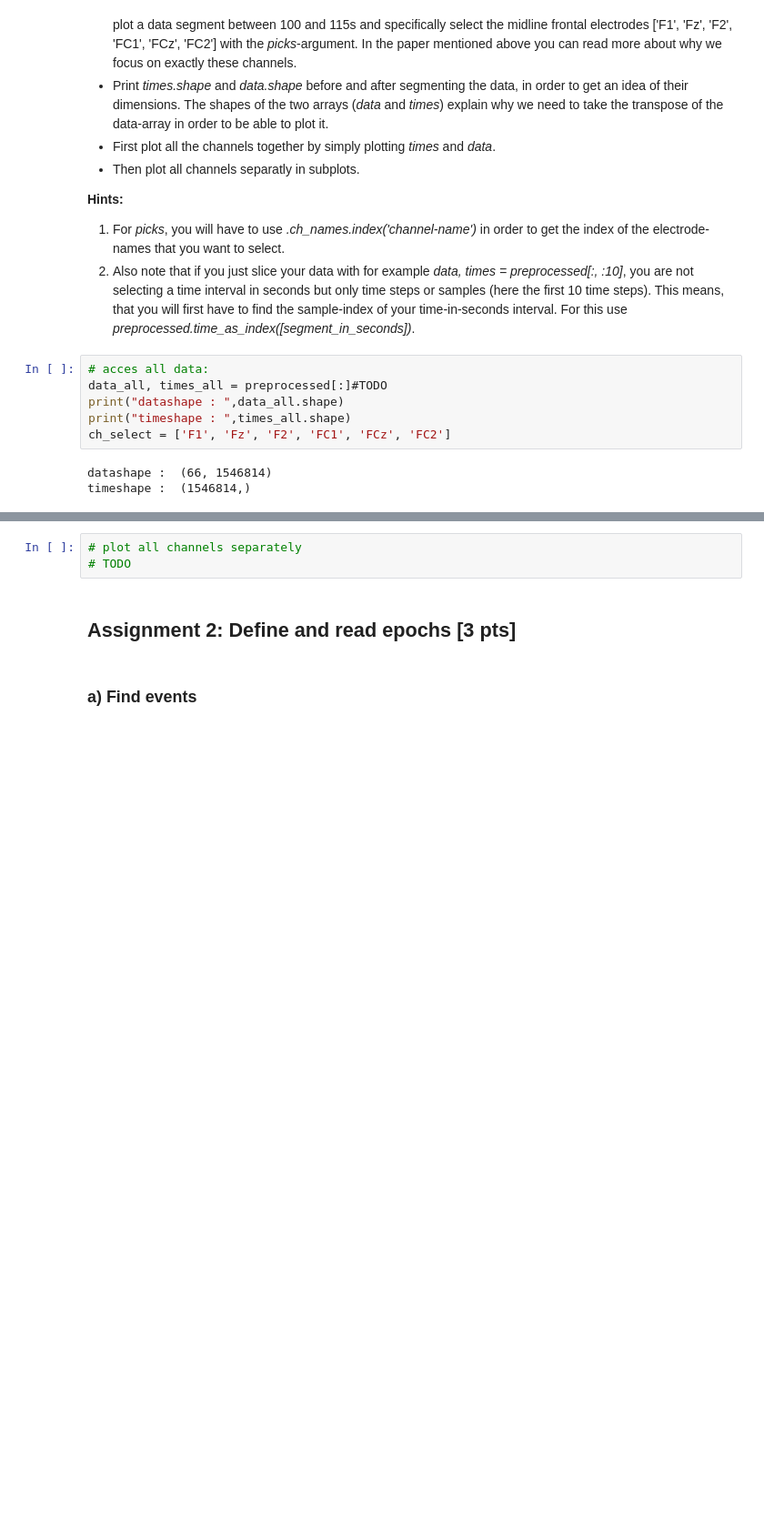
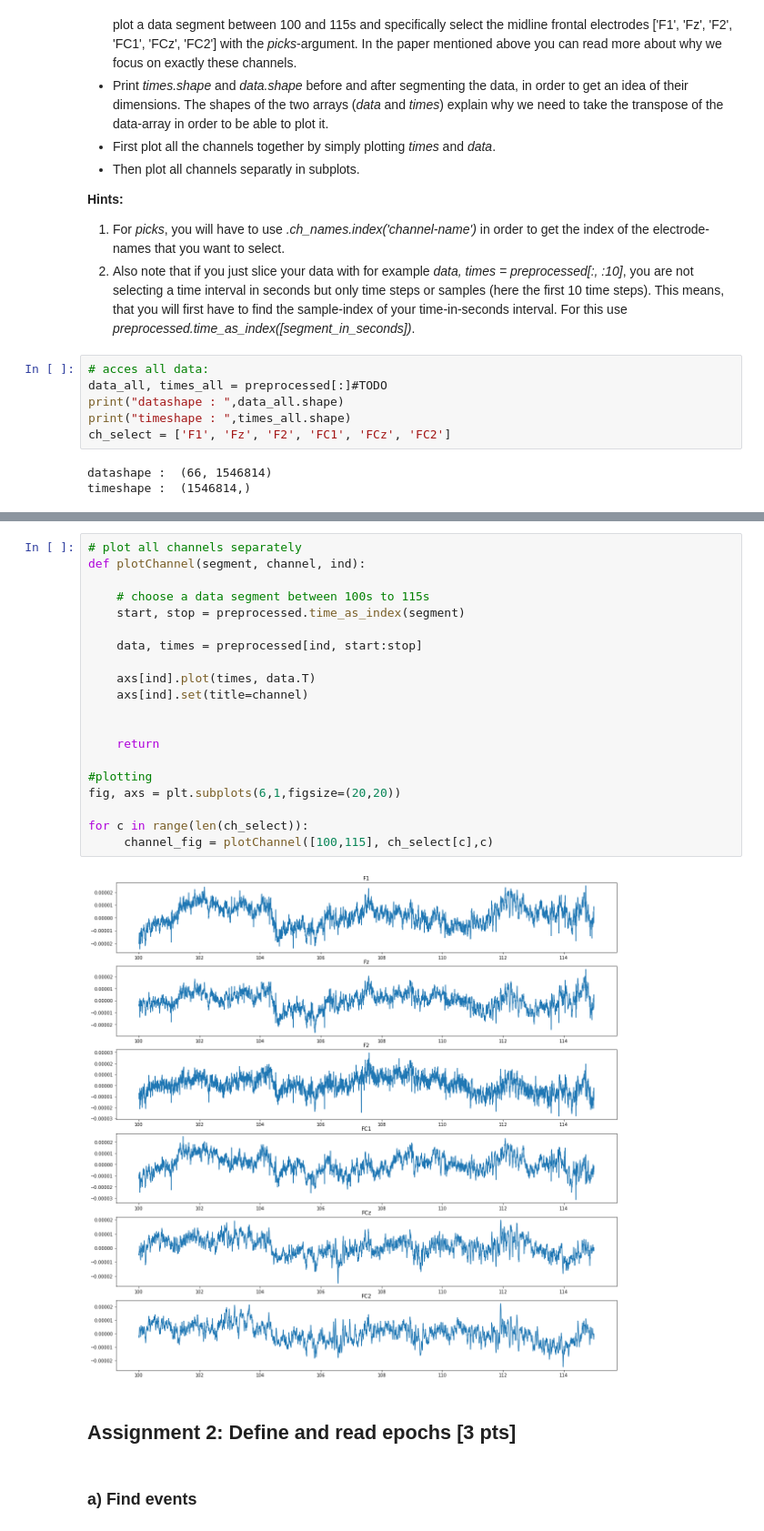
Before and after one commit to NBP-ACC/week-10-acc_11, a Jupyter notebook: Sheet08_viki.ipynb, the cells around one changed output, grey strips where cells are left out. Shown: that part at 91% size. Saved outputs shown, nothing was run; the diff lists cells and outputs as text; blank space fills up the shorter version.

```diff
--- a/Sheet08_viki.ipynb
+++ b/Sheet08_viki.ipynb
@@ -176,6 +180,25 @@ timeshape :  (7681,)
-# %%
-# plot all channels separately
-# TODO
+# %%
+# plot all channels separately
+def plotChannel(segment, channel, ind):
+
+    # choose a data segment between 100s to 115s
+    start, stop = preprocessed.time_as_index(segment)
+
+    data, times = preprocessed[ind, start:stop]
+
+    axs[ind].plot(times, data.T)
+    axs[ind].set(title=channel)
+
+
+    return
+
+#plotting
+fig, axs = plt.subplots(6,1,figsize=(20,20))
+
+for c in range(len(ch_select)):
+     channel_fig = plotChannel([100,115], ch_select[c],c)
+# %% [output]
+[figure, added]
 # %% [markdown]
 ## Assignment 2: Define and read epochs [3 pts]
 # %% [markdown]
```
Also changed, not shown: parts of 9 cells of this notebook.
